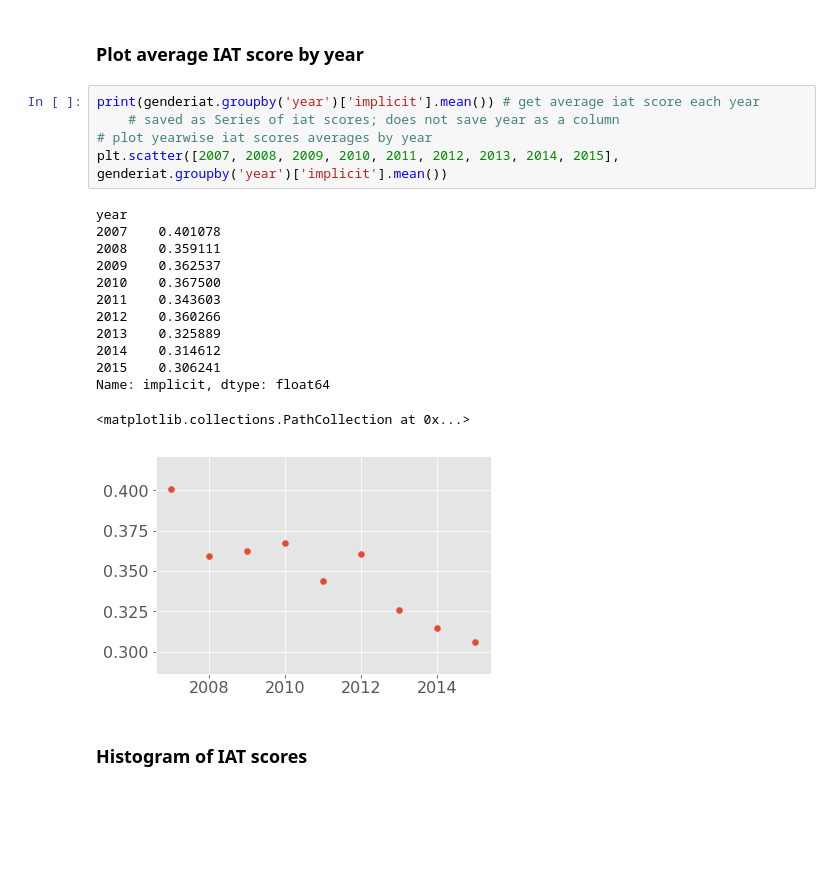
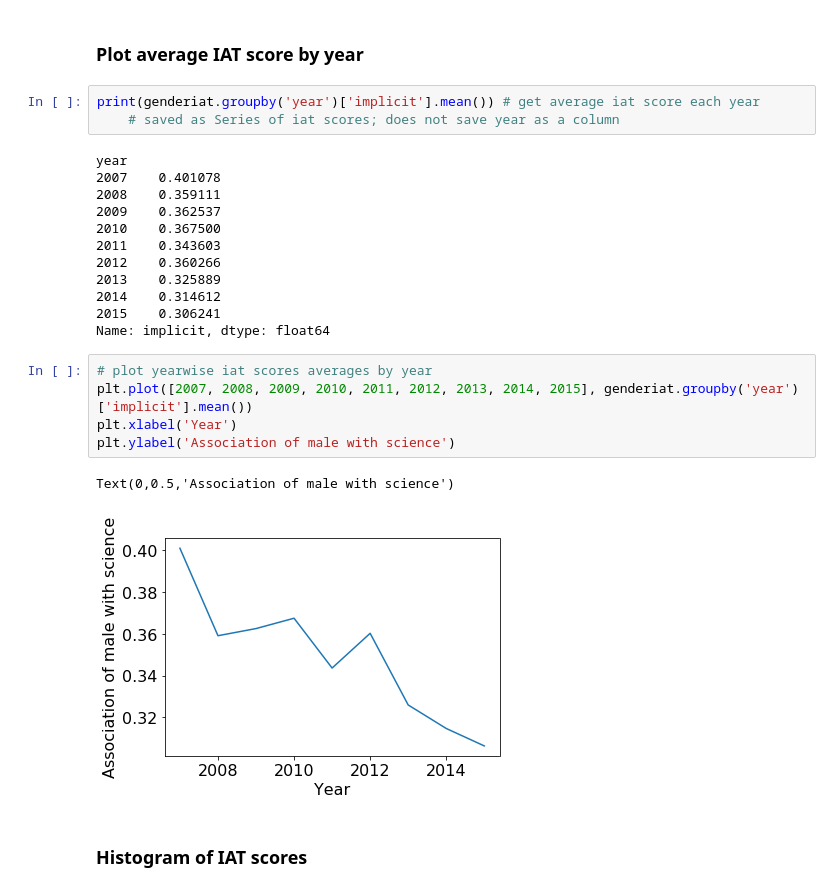
Before and after one commit to lizre/gendersciatts-py, a Jupyter notebook: gendersciatts.ipynb, the cells around one changed output. Saved outputs shown, nothing was run; the diff lists cells and outputs as text; blank space fills up the shorter version.

```diff
--- a/gendersciatts.ipynb
+++ b/gendersciatts.ipynb
@@ -50,8 +50,6 @@ Text(0.5,0,'Participant age')
 # %%
 print(genderiat.groupby('year')['implicit'].mean()) # get average iat score each year
     # saved as Series of iat scores; does not save year as a column
-# plot yearwise iat scores averages by year
-plt.scatter([2007, 2008, 2009, 2010, 2011, 2012, 2013, 2014, 2015], genderiat.groupby('year')['implicit'].mean())
 # %% [output]
 year
 2007    0.401078
@@ -64,8 +62,14 @@ year
 2014    0.314612
 2015    0.306241
 Name: implicit, dtype: float64
-<matplotlib.collections.PathCollection at 0x...>
-[figure, removed]
+# %%
+# plot yearwise iat scores averages by year
+plt.plot([2007, 2008, 2009, 2010, 2011, 2012, 2013, 2014, 2015], genderiat.groupby('year')['implicit'].mean())
+plt.xlabel('Year')
+plt.ylabel('Association of male with science')
+# %% [output]
+Text(0,0.5,'Association of male with science')
+[figure, added]
 # %% [markdown]
 ### Histogram of IAT scores
 # %%
```
Also changed, not shown: parts of 13 cells of this notebook.
